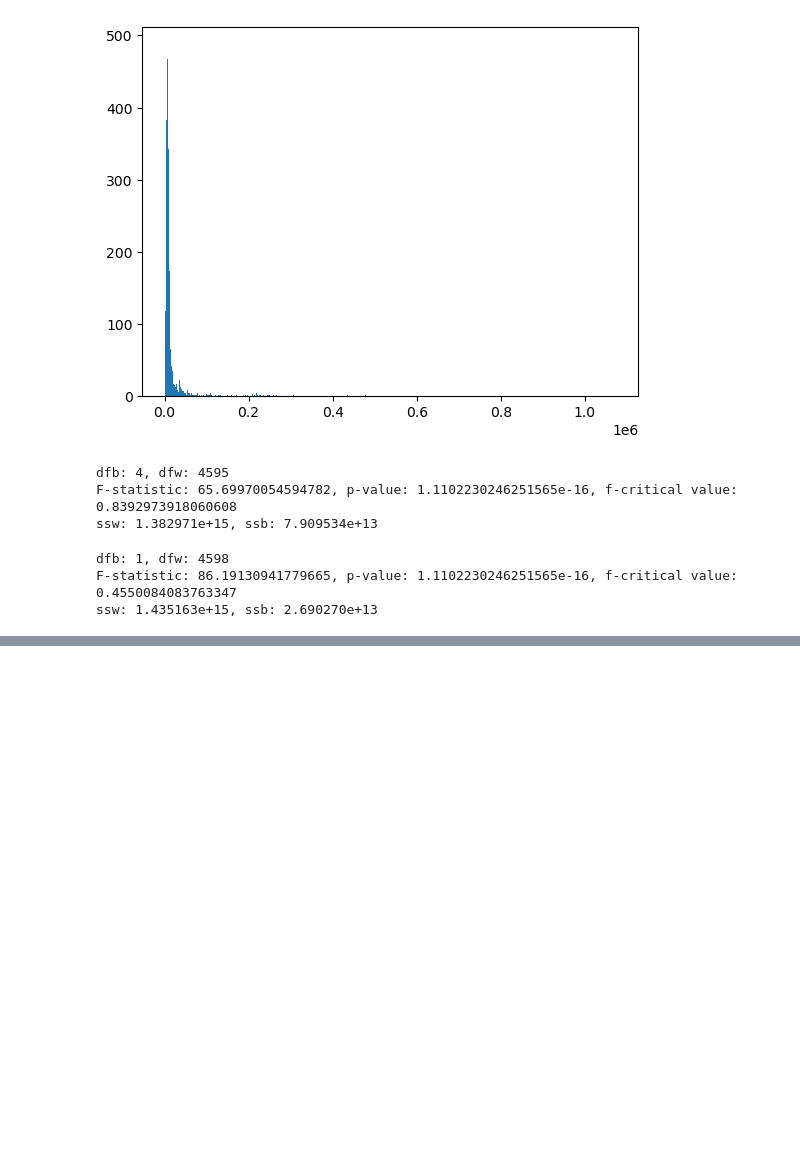
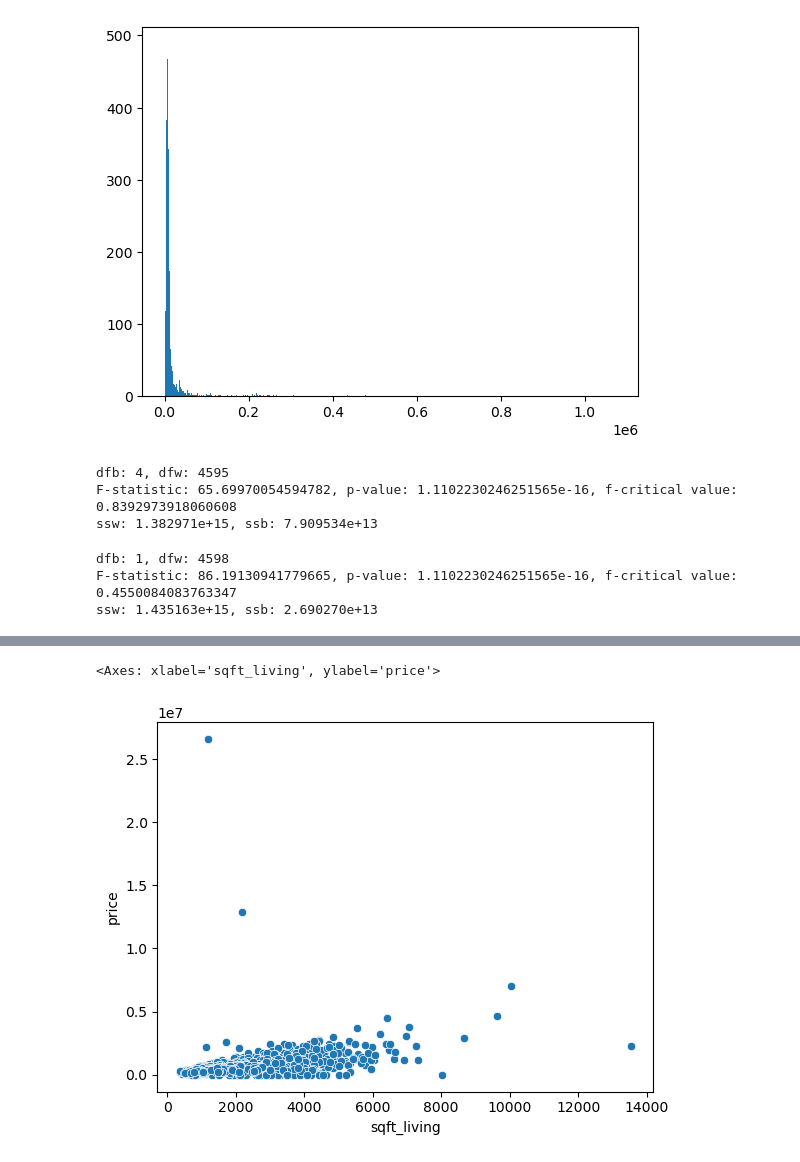
Before and after one commit to sreeharimr2005/housing_price_prediction, a Jupyter notebook: exploration.ipynb, the cells around one changed output, grey strips where cells are left out. Cells and saved outputs as stored; diff of their text form; code cells hidden in the pictures; blank space fills up the shorter version.

```diff
--- a/exploration.ipynb
+++ b/exploration.ipynb
@@ -466,0 +510,5 @@ There seems to be a correlation between sqft_lot, sqft_living, view, waterfront,
+# %%
+sns.scatterplot(x = hd['sqft_living'], y = hd['price'])
+# %% [output]
+<Axes: xlabel='sqft_living', ylabel='price'>
+[figure, added]
```
Also changed, not shown: parts of 19 cells of this notebook.
